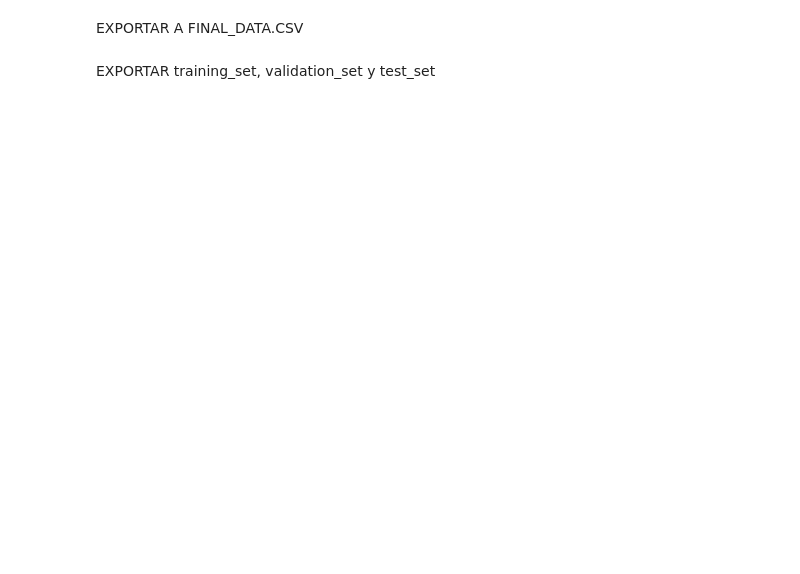
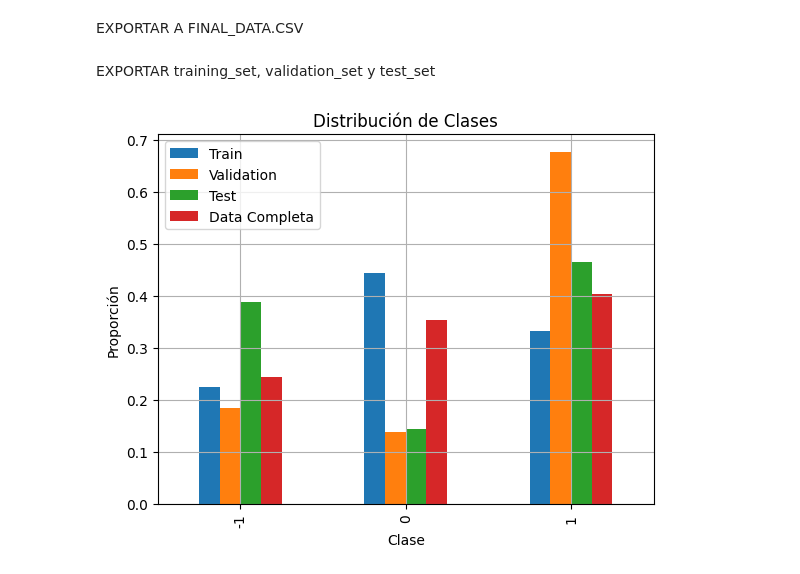
Before and after one commit to GuiredysGomez/bitcoin_sentiment_forecaster, a Jupyter notebook: notebooks/dataCleaning.ipynb, the cells around one changed output. Drawn from its saved outputs; the diff is of its cells as text; code cells hidden in the pictures; blank space fills up the shorter version.

```diff
--- a/notebooks/dataCleaning.ipynb
+++ b/notebooks/dataCleaning.ipynb
@@ -190,7 +254,7 @@ df_sliding_window.head(20)
 # %% [markdown]
 ELIMINAR PRIMERAS 10 FILAS DONDE HAY VALORES NaN POR DATOS INCOMPLETOS PARA LA VENTANA MOVIL DE 10 DIAS
 # %%
-df_sliding_window = df_sliding_window.iloc[10:].reset_index(drop=True)
+df_sliding_window = df_sliding_window.iloc[WINDOW_RSI:].reset_index(drop=True)
 # %% [markdown]
 COMPROBACION VALORES NaN
 # %%
@@ -225,3 +284,28 @@ test_set.shape
+# %%
+# Convertimos a DataFrame para facilitar la visualización
+
+final_distribution = df_sliding_window['target_trend'].value_counts(normalize=True)
+train_distribution = pd.Series(training_set['target_trend']).value_counts(normalize=True)
+validation_distribution = pd.Series(validation_set['target_trend']).value_counts(normalize=True)
+test_distribution = pd.Series(test_set['target_trend']).value_counts(normalize=True)
+
+# Comparar visualmente
+df = pd.DataFrame({
+    'Train': train_distribution,
+    'Validation': validation_distribution,
+    'Test': test_distribution,
+
+    'Data Completa': final_distribution
+
+}).fillna(0)
+
+df.plot(kind='bar', title='Distribución de Clases')
+plt.xlabel('Clase')
+plt.ylabel('Proporción')
+plt.grid(True)
+plt.show()
+# %% [output]
+[figure, added]
 # %%
 training_set.to_csv('../data/training_set.csv', index=False)
 validation_set.to_csv('../data/validation_set.csv', index=False)
```
Also changed, not shown: parts of 17 cells of this notebook, 15 other files.
